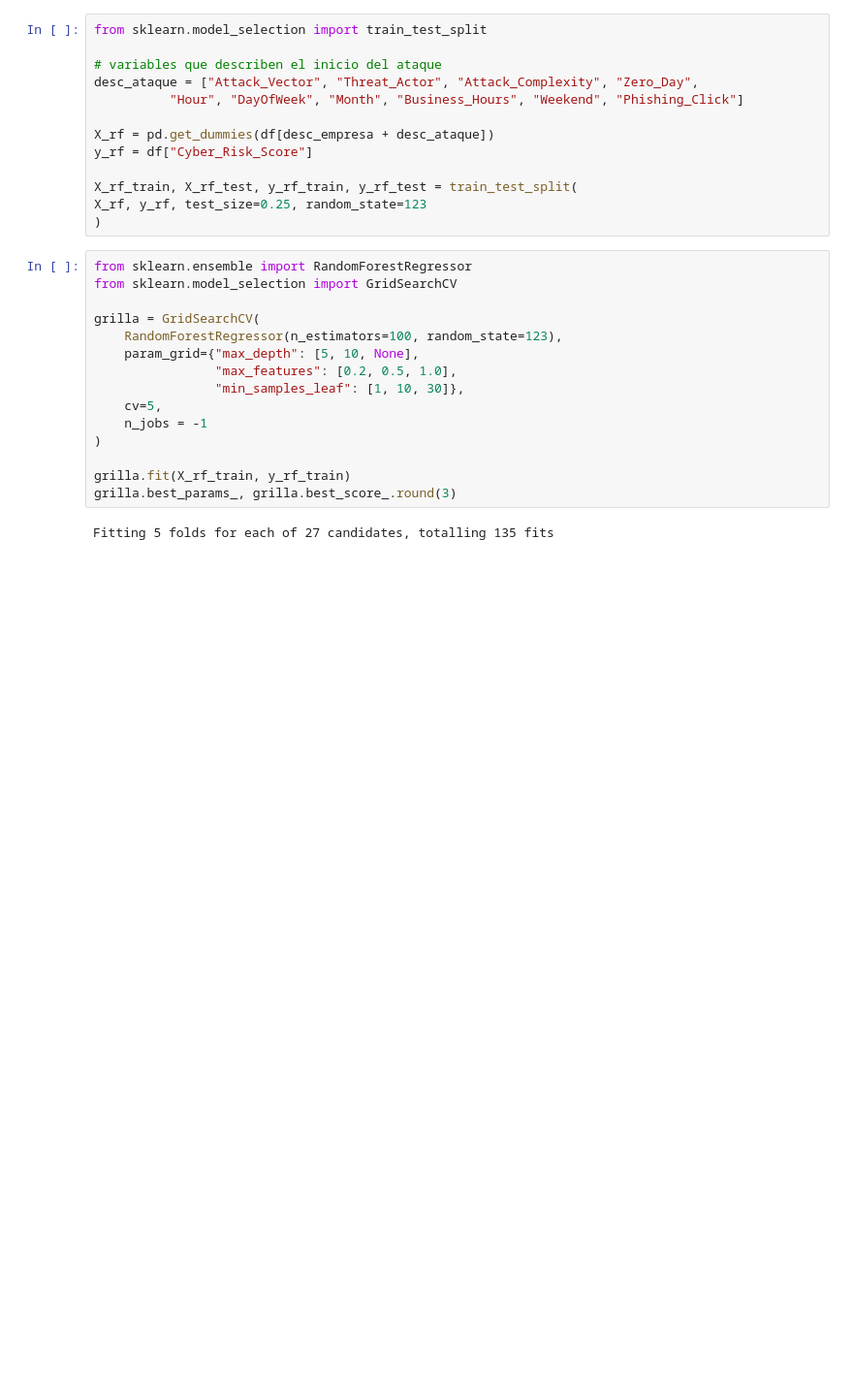
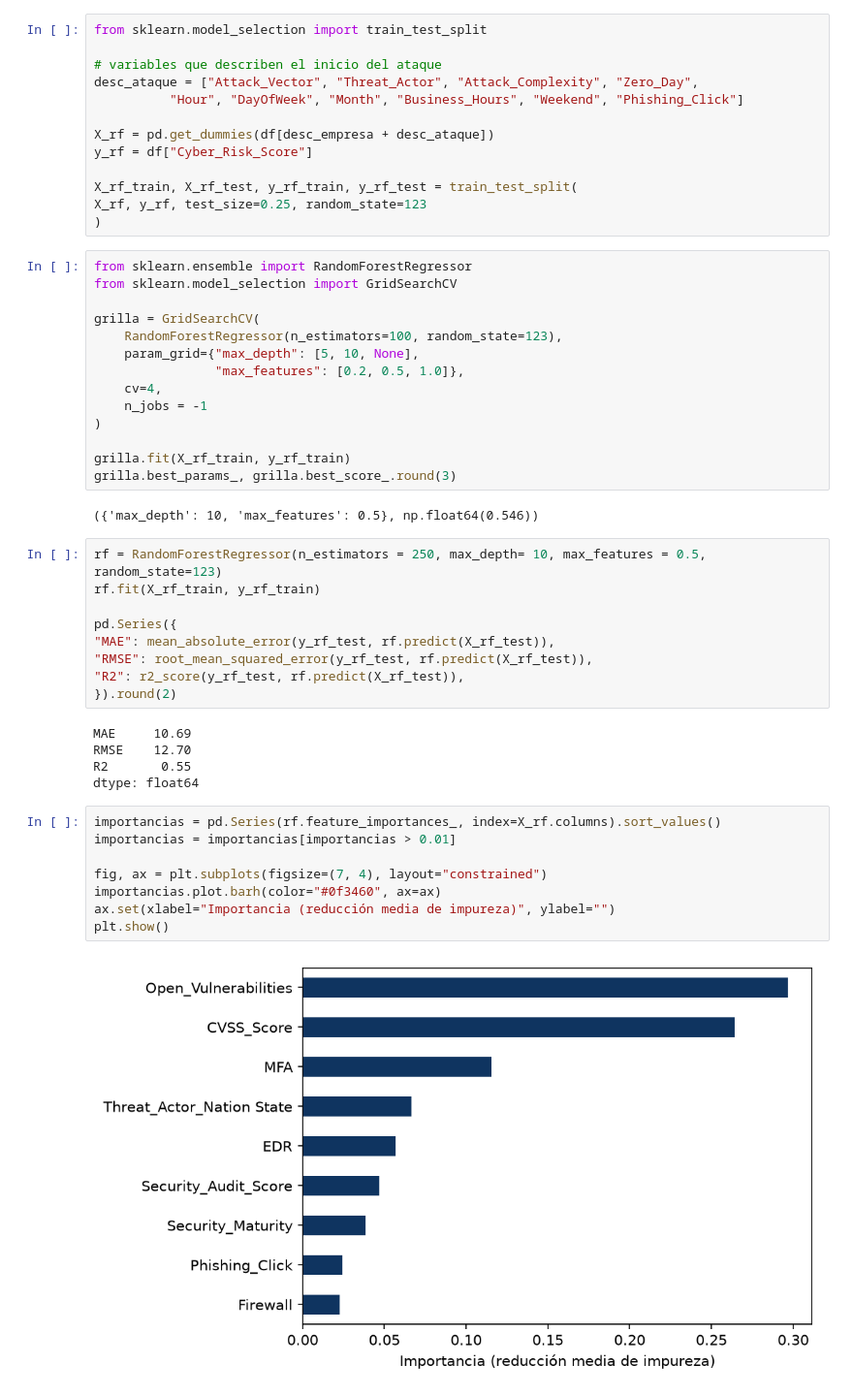
Before and after one commit to franconicolas38/proyecto-final-pycd, a Jupyter notebook: codigo_trabajo_final.ipynb, the cells around one changed output. Shown at 97% size. Cells and saved outputs as stored; diff of their text form; blank space fills up the shorter version.

```diff
--- a/codigo_trabajo_final.ipynb
+++ b/codigo_trabajo_final.ipynb
@@ -241,13 +241,36 @@ from sklearn.model_selection import GridSearchCV
 grilla = GridSearchCV(
     RandomForestRegressor(n_estimators=100, random_state=123),
     param_grid={"max_depth": [5, 10, None],
-                "max_features": [0.2, 0.5, 1.0],
-                "min_samples_leaf": [1, 10, 30]},
-    cv=5,
+                "max_features": [0.2, 0.5, 1.0]},
+    cv=4,
     n_jobs = -1
 )
 
 grilla.fit(X_rf_train, y_rf_train)
 grilla.best_params_, grilla.best_score_.round(3)
 # %% [output]
-Fitting 5 folds for each of 27 candidates, totalling 135 fits
+({'max_depth': 10, 'max_features': 0.5}, np.float64(0.546))
+# %%
+rf = RandomForestRegressor(n_estimators = 250, max_depth= 10, max_features = 0.5, random_state=123)
+rf.fit(X_rf_train, y_rf_train)
+
+pd.Series({
+"MAE": mean_absolute_error(y_rf_test, rf.predict(X_rf_test)),
+"RMSE": root_mean_squared_error(y_rf_test, rf.predict(X_rf_test)),
+"R2": r2_score(y_rf_test, rf.predict(X_rf_test)),
+}).round(2)
+# %% [output]
+MAE     10.69
+RMSE    12.70
+R2       0.55
+dtype: float64
+# %%
+importancias = pd.Series(rf.feature_importances_, index=X_rf.columns).sort_values()
+importancias = importancias[importancias > 0.01]
+
+fig, ax = plt.subplots(figsize=(7, 4), layout="constrained")
+importancias.plot.barh(color="#0f3460", ax=ax)
+ax.set(xlabel="Importancia (reducción media de impureza)", ylabel="")
+plt.show()
+# %% [output]
+[figure, added]
```
